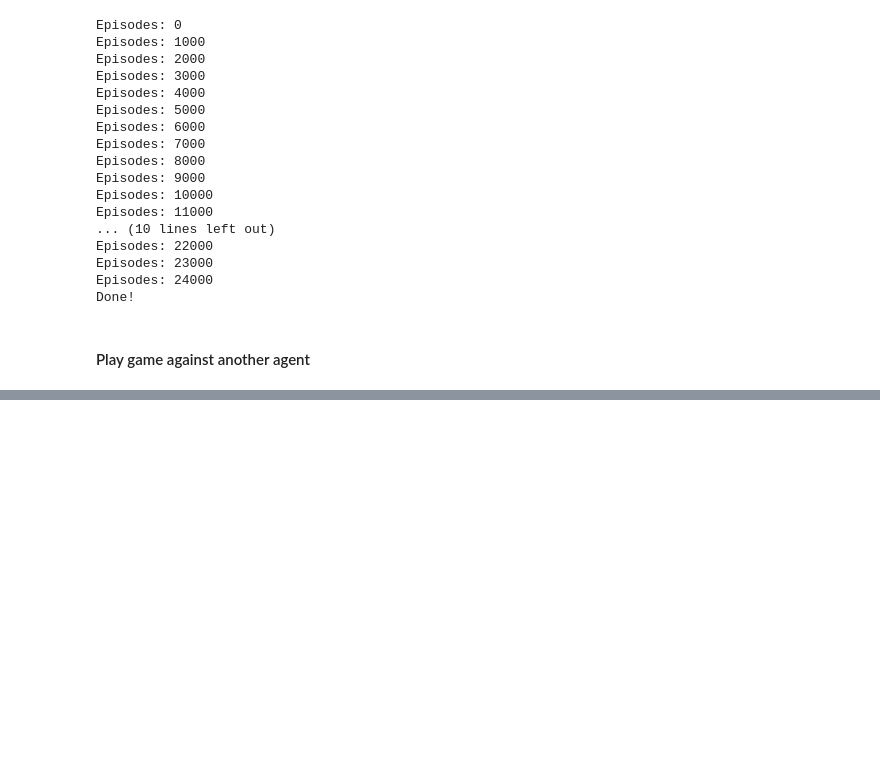
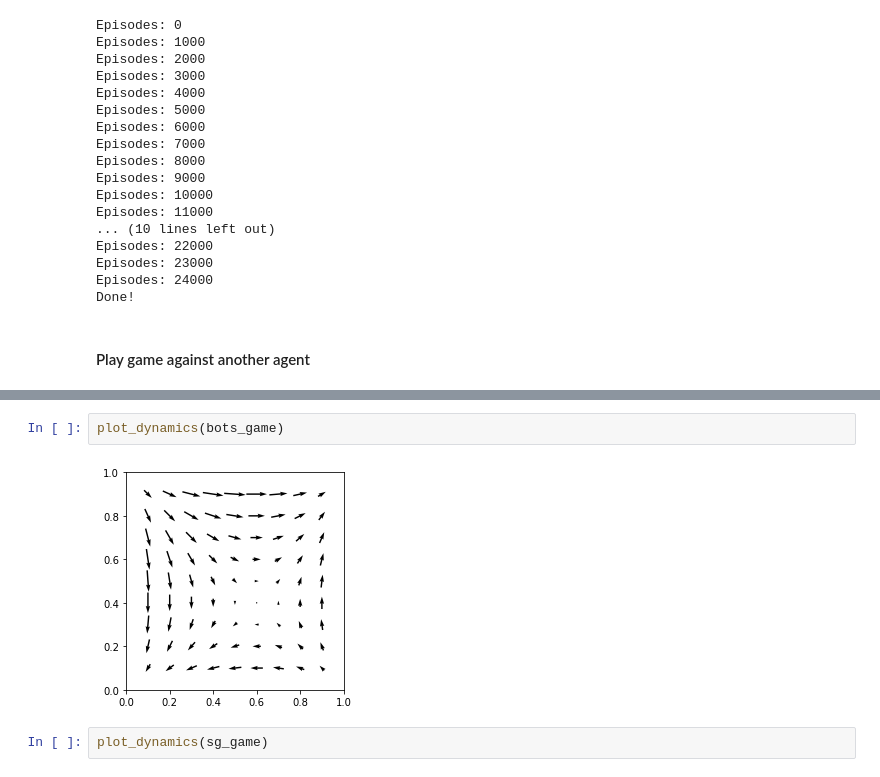
Before and after one commit to rubenponsaers/ml_project, a Jupyter notebook: code/task2.ipynb, the cells around one changed output, grey strips where cells are left out. Saved outputs shown, nothing was run; the diff lists cells and outputs as text; blank space fills up the shorter version.

```diff
--- a/code/task2.ipynb
+++ b/code/task2.ipynb
@@ -319,0 +328,6 @@ play_game(sg_game, q_learned_agent1, random_agent.RandomAgent(player_id=1, num_a
+# %%
+plot_dynamics(bots_game)
+# %% [output]
+[figure, added]
+# %%
+plot_dynamics(sg_game)
```
Also changed, not shown: parts of 7 cells of this notebook, 1 other file.
